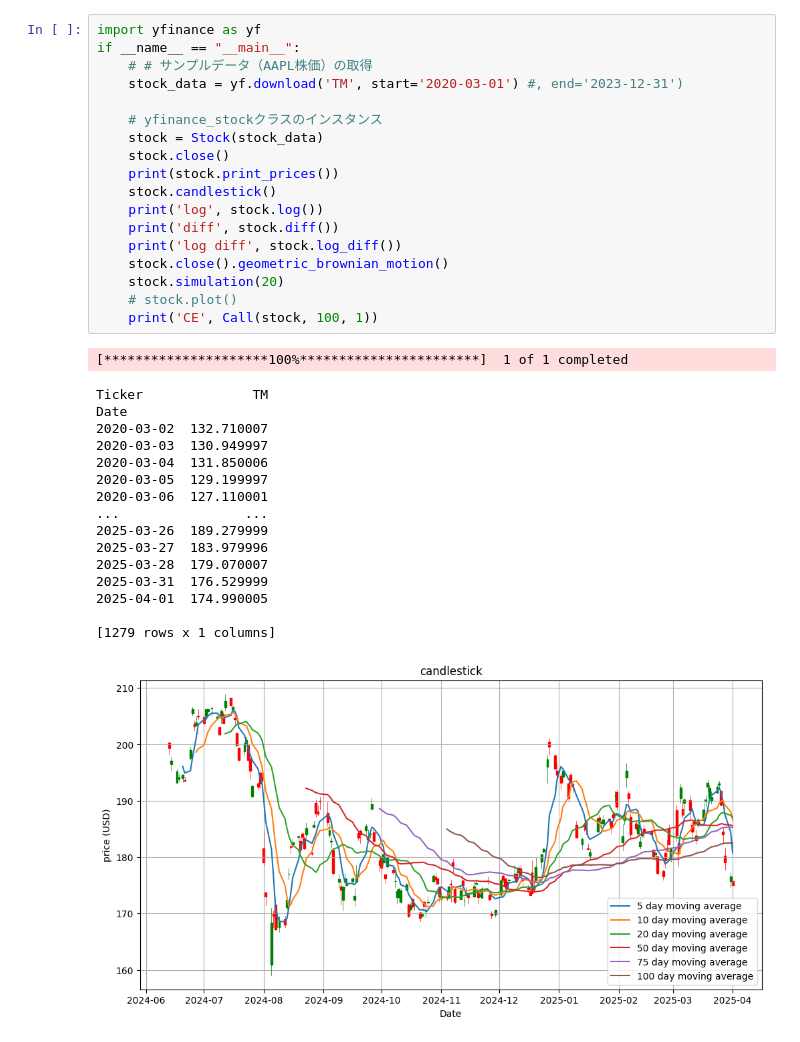
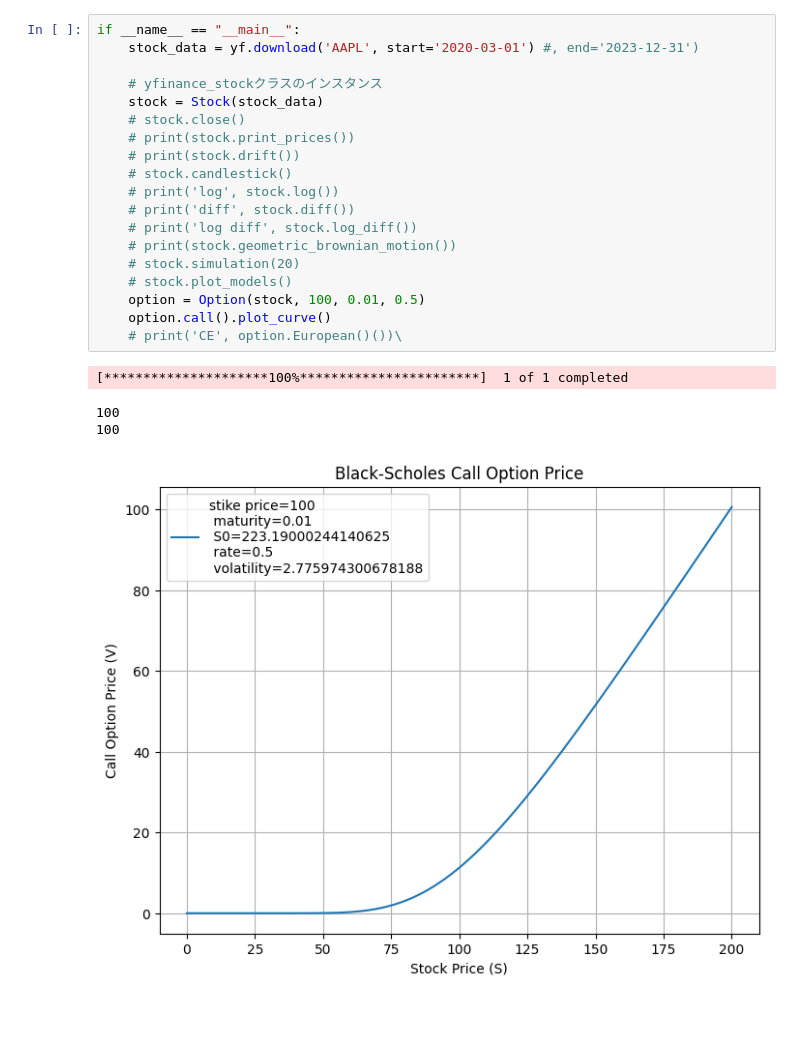
Before and after one commit to sclyde-ai/data_analysis, a Jupyter notebook: stock_model/model.ipynb, the cells around one changed output. Drawn from its saved outputs; the diff is of its cells as text; blank space fills up the shorter version.

```diff
--- a/stock_model/model.ipynb
+++ b/stock_model/model.ipynb
@@ -157,36 +211,24 @@ class European(Call):
 # %%
-import yfinance as yf
 if __name__ == "__main__":
-    # # サンプルデータ（AAPL株価）の取得
-    stock_data = yf.download('TM', start='2020-03-01') #, end='2023-12-31')
+    stock_data = yf.download('AAPL', start='2020-03-01') #, end='2023-12-31')
 
     # yfinance_stockクラスのインスタンス
     stock = Stock(stock_data)
-    stock.close()
-    print(stock.print_prices())
-    stock.candlestick()
-    print('log', stock.log())
-    print('diff', stock.diff())
-    print('log diff', stock.log_diff())
-    stock.close().geometric_brownian_motion()
-    stock.simulation(20)
-    # stock.plot()
-    print('CE', Call(stock, 100, 1))
+    # stock.close()
+    # print(stock.print_prices())
+    # print(stock.drift())
+    # stock.candlestick()
+    # print('log', stock.log())
+    # print('diff', stock.diff())
+    # print('log diff', stock.log_diff())
+    # print(stock.geometric_brownian_motion())
+    # stock.simulation(20)
+    # stock.plot_models()
+    option = Option(stock, 100, 0.01, 0.5)
+    option.call().plot_curve()
+    # print('CE', option.European()())\
 # %% [output]
 [*********************100%***********************]  1 of 1 completed
-Ticker              TM
-Date
-2020-03-02  132.710007
-2020-03-03  130.949997
-2020-03-04  131.850006
-2020-03-05  129.199997
-2020-03-06  127.110001
-...                ...
-2025-03-26  189.279999
-2025-03-27  183.979996
-2025-03-28  179.070007
-2025-03-31  176.529999
-2025-04-01  174.990005
-
-[1279 rows x 1 columns]
+100
+100
-[figure, old version]
+[figure, new version]
```
Also changed, not shown: parts of 4 cells of this notebook.
